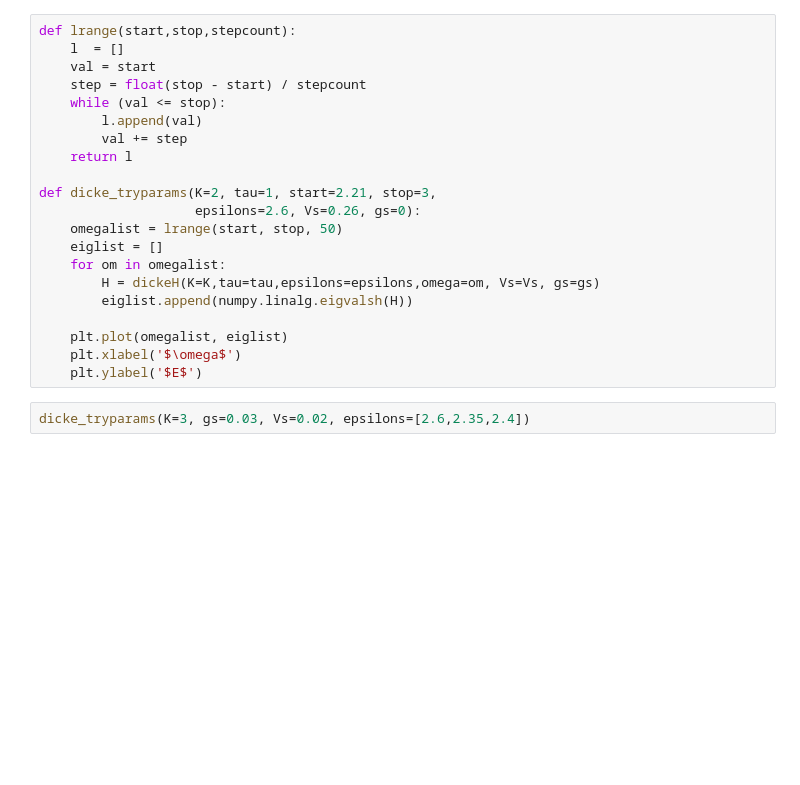
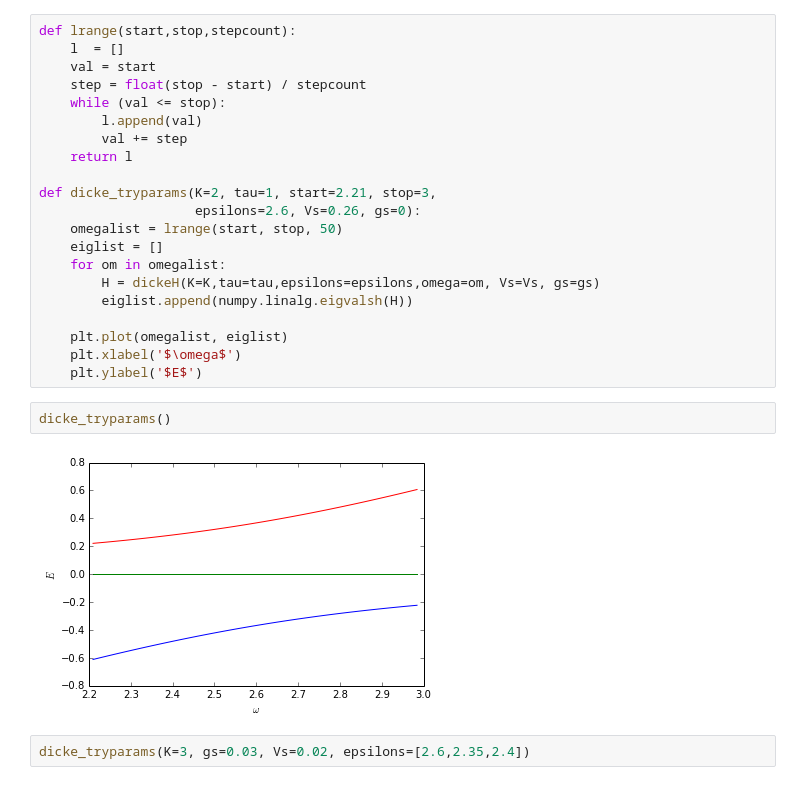
Before and after one commit to texnokrates/dicke, a Jupyter notebook: ipynotebooks/dicke.ipynb, the cells around one changed output. Cells and saved outputs as stored; diff of their text form; blank space fills up the shorter version.

```diff
--- a/ipynotebooks/dicke.ipynb
+++ b/ipynotebooks/dicke.ipynb
@@ -176,6 +176,10 @@ def dicke_tryparams(K=2, tau=1, start=2.21, stop=3,
     plt.plot(omegalist, eiglist)
     plt.xlabel('$\omega$')
     plt.ylabel('$E$')
+# %%
+dicke_tryparams()
+# %% [output]
+[figure, added]
 # %%
 dicke_tryparams(K=3, gs=0.03, Vs=0.02, epsilons=[2.6,2.35,2.4])
 # %% [output]
```
Also changed, not shown: parts of 7 cells of this notebook.
